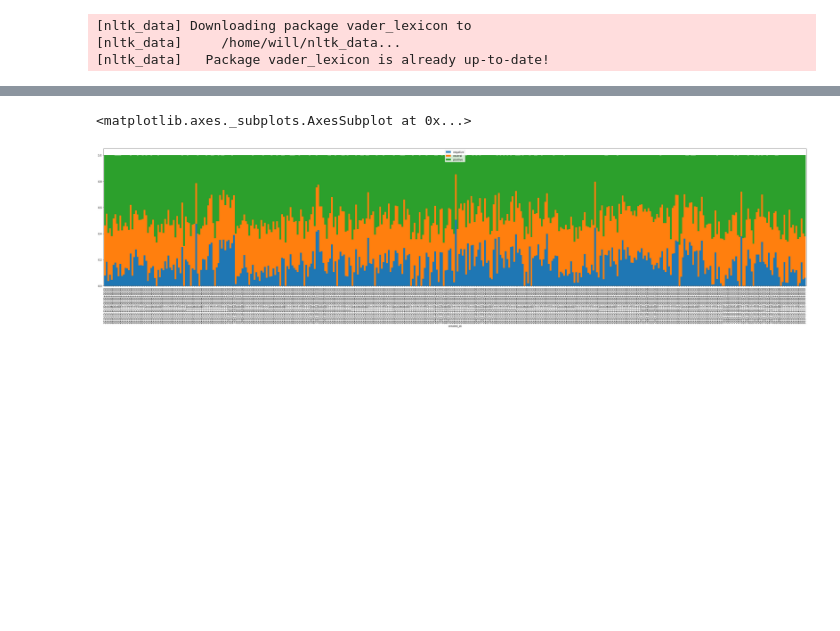
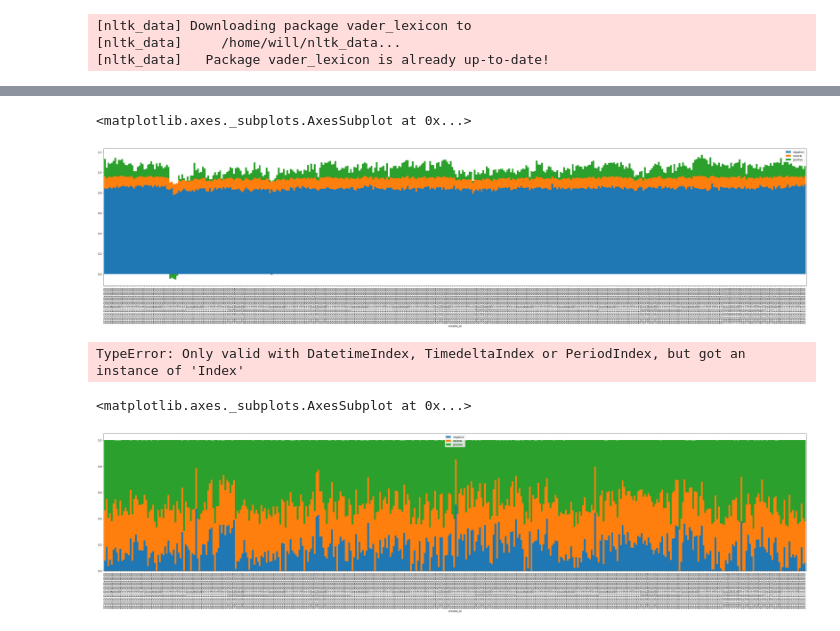
Before and after one commit to willwillis/Crypto-Sentiment-Clusters, a Jupyter notebook: notebooks/will/twitter/parse-premium-jsonl.ipynb, the cells around one changed output, grey strips where cells are left out. Cells and saved outputs as stored; diff of their text form; code cells hidden in the pictures; blank space fills up the shorter version.

```diff
--- a/notebooks/will/twitter/parse-premium-jsonl.ipynb
+++ b/notebooks/will/twitter/parse-premium-jsonl.ipynb
@@ -226,0 +240,4 @@ tweet_sentiment_df['created_at'] = pd.to_datetime(tweet_sentiment_df['created_at
+# %%
+unique_sentiment_df = process_df(all_tweets_df, tokenize=True, sentiment=True)
+# %%
+unique_sentiment_df['created_at'] = pd.to_datetime(unique_sentiment_df['created_at'])
@@ -226,0 +246,2 @@ tweet_sentiment_df['created_at'] = pd.to_datetime(tweet_sentiment_df['created_at
+# %%
+unique_sentiment_df = unique_sentiment_df[['created_at','negative','neutral','positive']]
@@ -255,3 +280,12 @@ KeyError: "['id' 'retweet_count' 'compound'] not found in axis"
+# %%
+unique_sentiment_df[unique_sentiment_df['neutral']<.4].resample('H', on='created_at').mean().plot(figsize=(50,10), kind='bar', stacked=True, width=1.0)
+# %% [output]
+<matplotlib.axes._subplots.AxesSubplot at 0x...>
+[figure, added]
+# %%
+tweet_sentiment_df[tweet_sentiment_df['neutral']<.4].resample('H', on='created_at').mean().plot(figsize=(50,10), kind='bar', stacked=True, width=1.0)
+# %% [output]
+TypeError: Only valid with DatetimeIndex, TimedeltaIndex or PeriodIndex, but got an instance of 'Index'
 # %%
 tweet_sentiment_df[tweet_sentiment_df['neutral']<.4].resample('H', on='created_at').mean().plot(figsize=(50,10), kind='bar', stacked=True, width=1.0)
 # %% [output]
```
Also changed, not shown: parts of 21 cells of this notebook, 2 other files.
